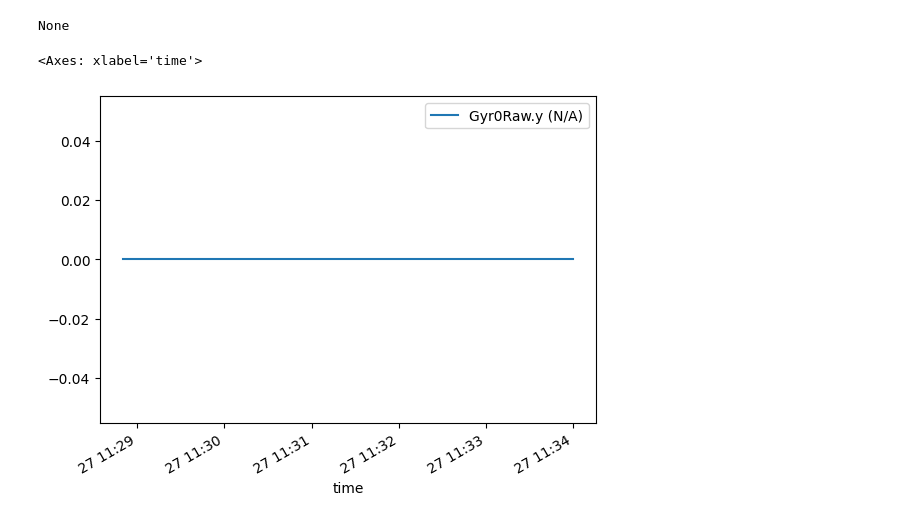
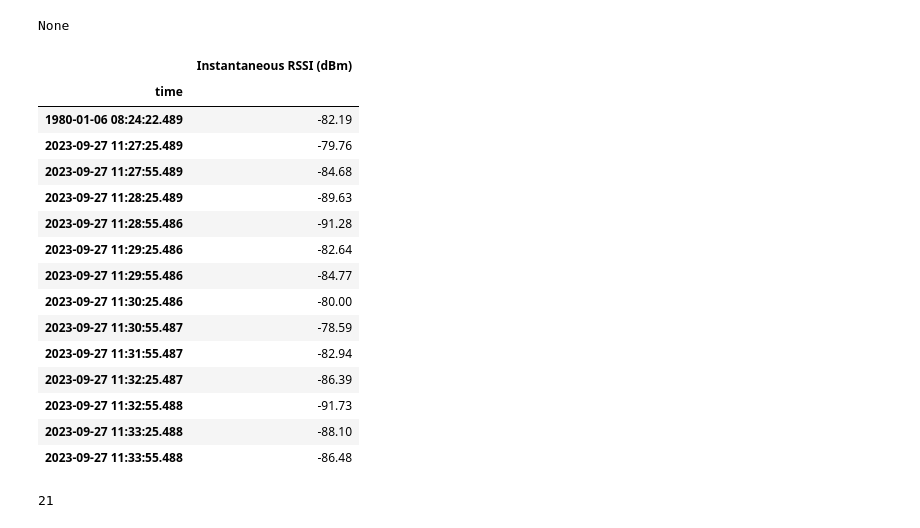
Before and after one commit to leoluga/PythonProjectCEI_Leonardo, a Jupyter notebook: join_binary_to_ods.ipynb, the cells around one changed output. Drawn from its saved outputs; the diff is of its cells as text; code cells hidden in the pictures.

```diff
--- a/join_binary_to_ods.ipynb
+++ b/join_binary_to_ods.ipynb
@@ -1,9 +1,18 @@
 # %%
+import pandas as pd
+import copy
+from CatalogDataReader import CatalogDataReader
+from DataConverter import DataConverter
+from TelemetryDataReader import TelemetryDataReader
+
 MAIN_SPORT_DOCUMENT_FILE_PATH = 'SPORT_documents//sport_ttc_20220814.ods'
 
-from CatalogDataReader import CatalogDataReader
-
+telemetry_reader = TelemetryDataReader()
 catalog_data = CatalogDataReader()
+data_converter = DataConverter()
 
 main_tm_df = catalog_data.get_all_tms_on_the_document(MAIN_SPORT_DOCUMENT_FILE_PATH)
 main_dd_df = catalog_data.get_all_dds_from_document(MAIN_SPORT_DOCUMENT_FILE_PATH)
+
+telemetry_file_path = 'decoded_satcs_dump\\hk_vur_inst_only.out'
+df = telemetry_reader.get_space_packets_df_from_file(telemetry_file_path)
@@ -163,23 +62,44 @@ Implement this format: matrix3 - 00000000000000000000000000000000001111011101011
 # %%
+
+
 y = []
-field_id = 3
+field_id = 2
 
-teste_df = df.query("""apid == '0x32'""")
+teste_df = df.query("""apid == '0x8'""").copy()
 
 for i in range(0, len(teste_df)):
     field_data = (teste_df.iloc[i, :]['data_transformed'])[field_id]
     field_name = field_data['field']
     field_unit = field_data['unit']
     observation = field_data['observation']
     y.append(field_data['value'])
 
 new_df = teste_df['secondary_header'].reset_index().copy()
 print(observation)
 new_df[f"{field_name} ({field_unit})"] = y
 new_df = new_df.rename(columns={'secondary_header':'time'})
 new_df = new_df.drop(columns='index').set_index('time')
-new_df.loc['2023-01-01':].plot()
+
+new_df#.loc['2023-01-01':].plot()
 # %% [output]
 None
-<Axes: xlabel='time'>
-[figure, removed]
+|  | Instantaneous RSSI (dBm) |
+| time |  |
+| 1980-01-06 08:24:22.489 | -82.19 |
+| 2023-09-27 11:27:25.489 | -79.76 |
+| 2023-09-27 11:27:55.489 | -84.68 |
+| 2023-09-27 11:28:25.489 | -89.63 |
+| 2023-09-27 11:28:55.486 | -91.28 |
+| 2023-09-27 11:29:25.486 | -82.64 |
+| 2023-09-27 11:29:55.486 | -84.77 |
+| 2023-09-27 11:30:25.486 | -80.00 |
+| 2023-09-27 11:30:55.487 | -78.59 |
+| 2023-09-27 11:31:55.487 | -82.94 |
+| 2023-09-27 11:32:25.487 | -86.39 |
+| 2023-09-27 11:32:55.488 | -91.73 |
+| 2023-09-27 11:33:25.488 | -88.10 |
+| 2023-09-27 11:33:55.488 | -86.48 |
+# %%
+len(main_dd_df.query("""apid == '0x8'""")['data_packets'].item())
+# %% [output]
+21
```
Also changed, not shown: parts of 5 cells of this notebook, 2 other files.
